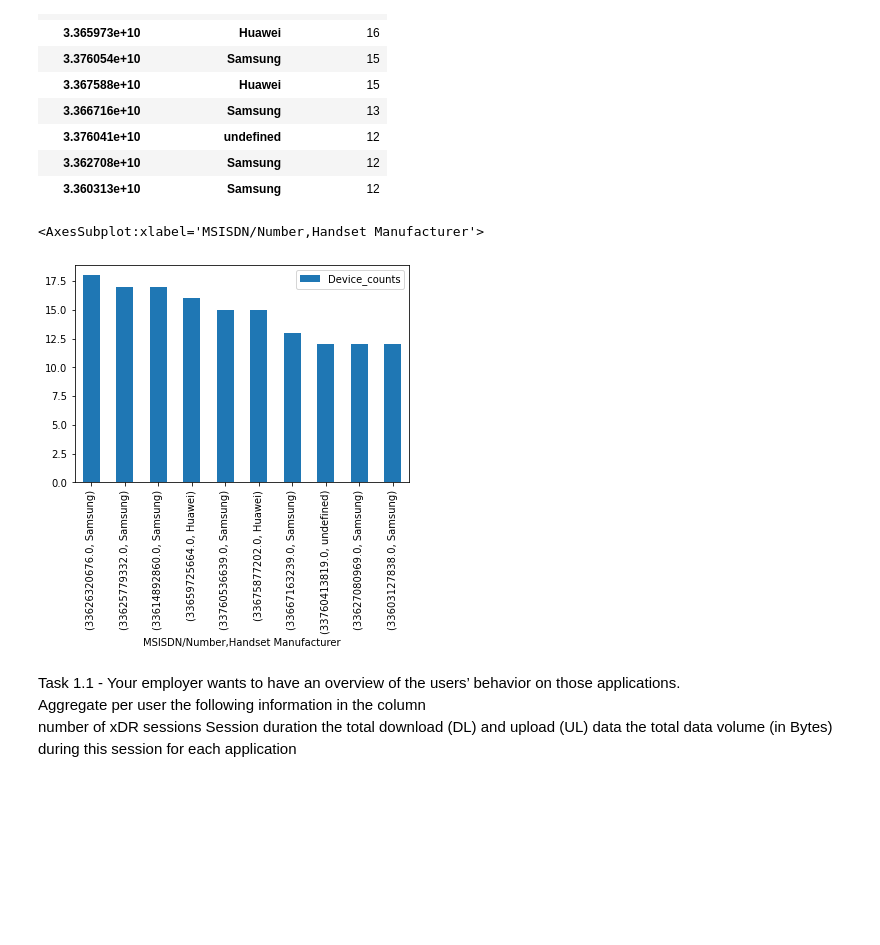
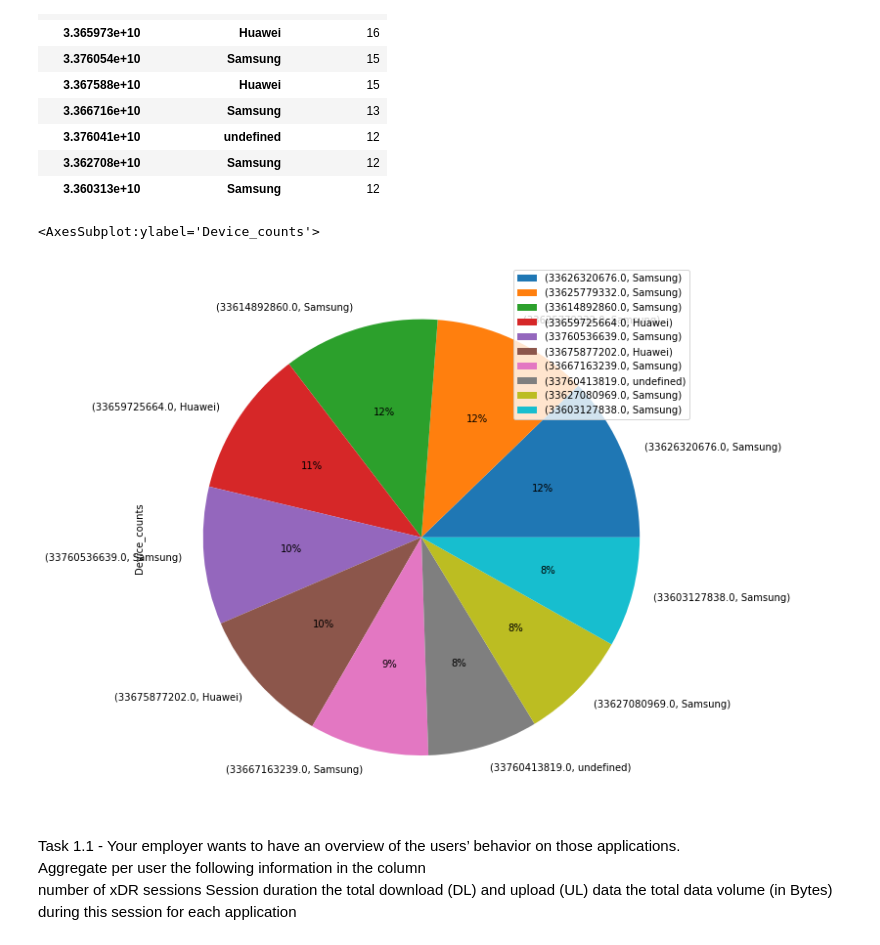
Before and after one commit to niyotham/EDA_Telecom_Industry, a Jupyter notebook: notebooks/EDA.ipynb, the cells around one changed output. Drawn from its saved outputs; the diff is of its cells as text; code cells hidden in the pictures; blank space fills up the shorter version.

```diff
--- a/notebooks/EDA.ipynb
+++ b/notebooks/EDA.ipynb
@@ -236,10 +237,12 @@ df_man_agg.rename(columns={'Handset Manufacturer': 'Device_counts'}).sort_values
 | 3.360313e+10 | Samsung | 12 |
 # %%
 df_man_agg.rename(columns={'Handset Manufacturer': 'Device_counts'}).sort_values(by='Device_counts'
-                            , ascending=False)[:10].plot(kind='bar')
+                            , ascending=False)[:10].plot(kind='pie',y='Device_counts',autopct='%1.0f%%',
+                            figsize=(10, 15)
+                            )
 # %% [output]
-<AxesSubplot:xlabel='MSISDN/Number,Handset Manufacturer'>
+<AxesSubplot:ylabel='Device_counts'>
-[figure, old version]
+[figure, new version]
 # %% [markdown]
 Task 1.1 - Your employer wants to have an overview of the users’ behavior on those applications.
 Aggregate per user the following information in the column
```
Also changed, not shown: parts of 18 cells of this notebook, 15 other files.
